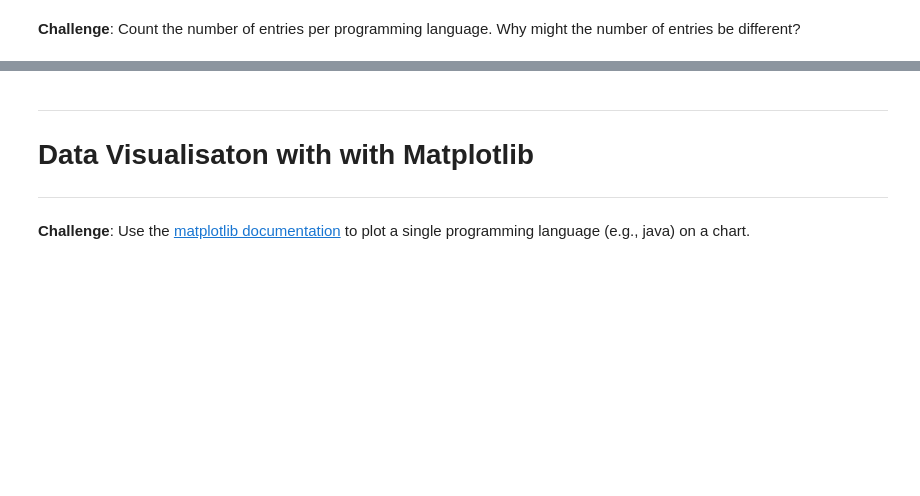
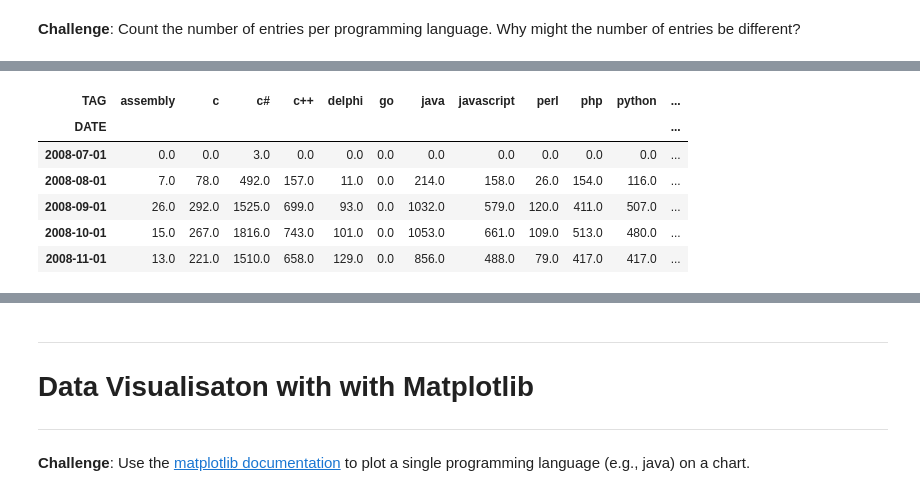
Before and after one commit to SiracencoSerghei/Bootcamp_Python, a Jupyter notebook: day_73/Programming_Languages.ipynb, the cells around one changed output, grey strips where cells are left out. Cells and saved outputs as stored; diff of their text form; code cells hidden in the pictures; blank space fills up the shorter version.

```diff
--- a/day_73/Programming_Languages.ipynb
+++ b/day_73/Programming_Languages.ipynb
@@ -181,0 +267,11 @@ Let's fix the date format to make it more readable. We need to use Pandas to cha
+# %%
+reshaped_df.fillna(0, inplace=True) # ==  reshaped_df = reshaped_df.fillna(0)
+reshaped_df.head()
+# %% [output]
+| TAG | assembly | c | c# | c++ | delphi | go | java | javascript | perl | php | python | ... |
+| DATE |  |  |  |  |  |  |  |  |  |  |  | ... |
+| 2008-07-01 | 0.0 | 0.0 | 3.0 | 0.0 | 0.0 | 0.0 | 0.0 | 0.0 | 0.0 | 0.0 | 0.0 | ... |
+| 2008-08-01 | 7.0 | 78.0 | 492.0 | 157.0 | 11.0 | 0.0 | 214.0 | 158.0 | 26.0 | 154.0 | 116.0 | ... |
+| 2008-09-01 | 26.0 | 292.0 | 1525.0 | 699.0 | 93.0 | 0.0 | 1032.0 | 579.0 | 120.0 | 411.0 | 507.0 | ... |
+| 2008-10-01 | 15.0 | 267.0 | 1816.0 | 743.0 | 101.0 | 0.0 | 1053.0 | 661.0 | 109.0 | 513.0 | 480.0 | ... |
+| 2008-11-01 | 13.0 | 221.0 | 1510.0 | 658.0 | 129.0 | 0.0 | 856.0 | 488.0 | 79.0 | 417.0 | 417.0 | ... |
```
Also changed, not shown: parts of 17 cells of this notebook.
